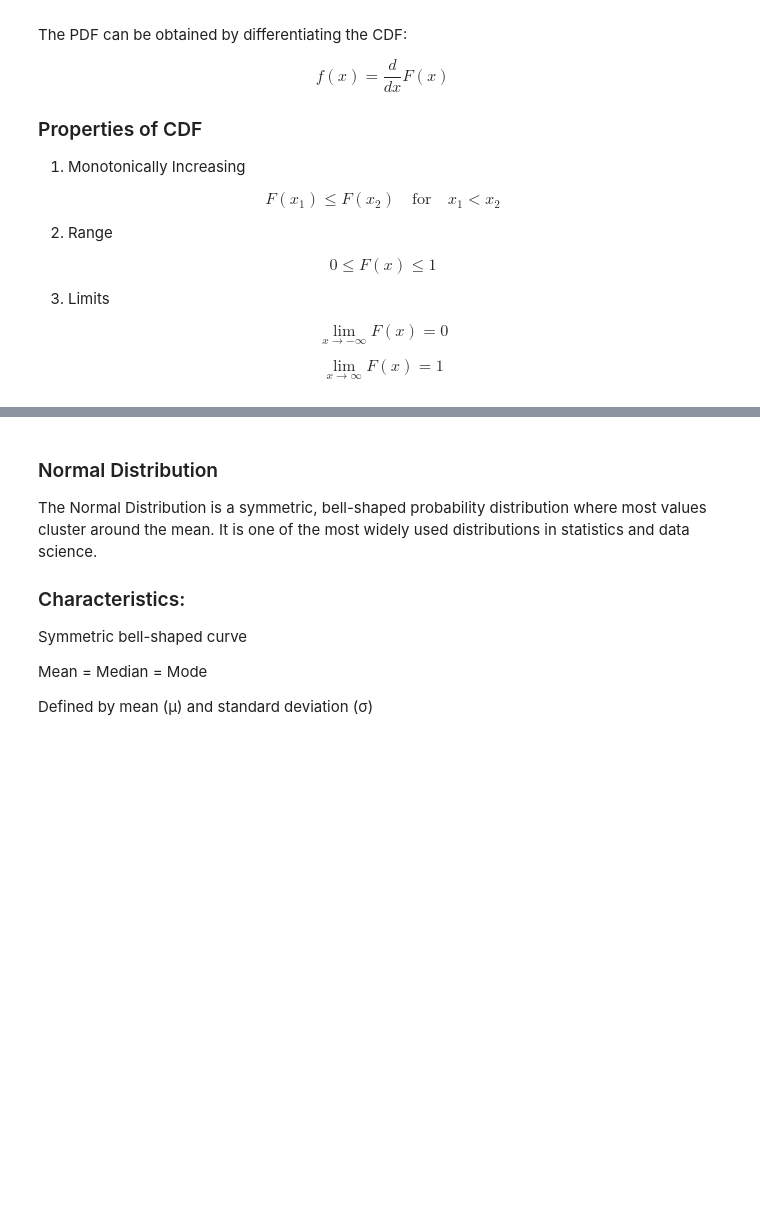
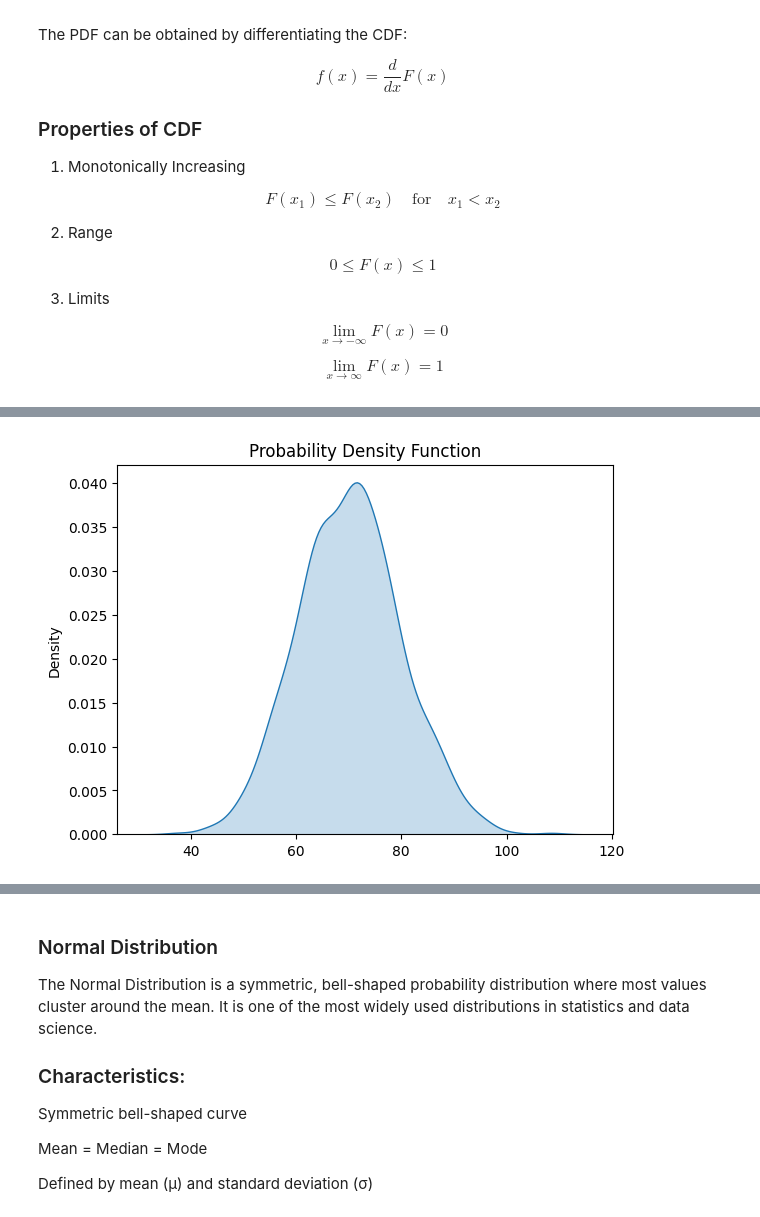
Before and after one commit to officialTechie2007/Descriptive_Stat, a Jupyter notebook: Descriptive_Stat.ipynb, the cells around one changed output, grey strips where cells are left out. Cells and saved outputs as stored; diff of their text form; code cells hidden in the pictures; blank space fills up the shorter version.

```diff
--- a/Descriptive_Stat.ipynb
+++ b/Descriptive_Stat.ipynb
@@ -400,0 +491,20 @@ sns.histplot(ages,kde=True)
+# %%
+#Generate Synthetic Normal Distribution
+np.random.seed(42)
+
+sample_scores = np.random.normal(
+    loc=70,
+    scale=10,
+    size=1000
+)
+# %%
+#Probability Density Function (PDF)
+sns.kdeplot(
+    sample_scores,
+    fill=True
+)
+
+plt.title("Probability Density Function")
+plt.show()
+# %% [output]
+[figure, added]
```
Also changed, not shown: parts of 59 cells of this notebook.
